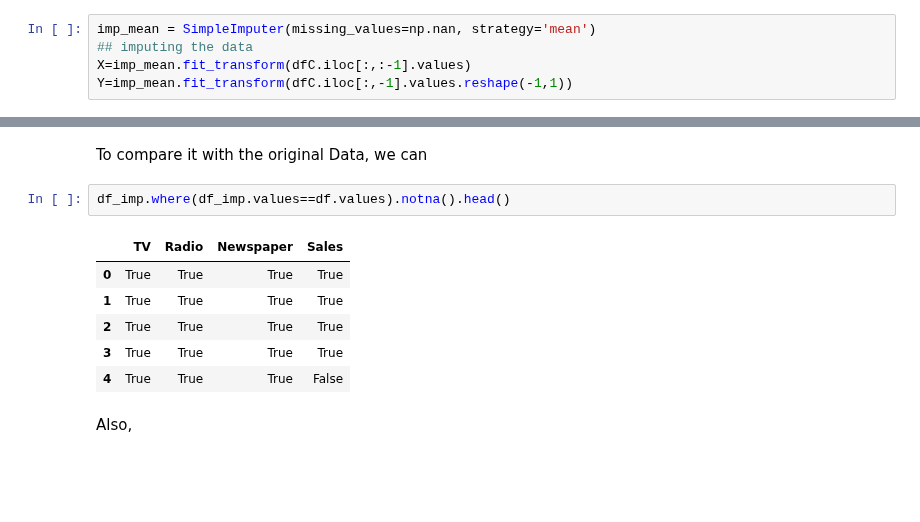
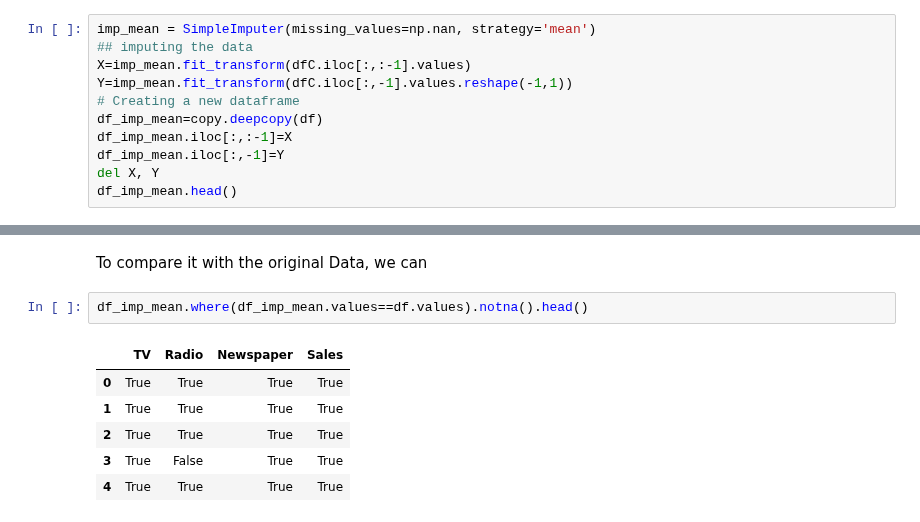
Before and after one commit to HatefDastour/Notes, a Jupyter notebook: Data_Processing/Preprocessing_Data_in_Python.ipynb, the cells around one changed output, grey strips where cells are left out. Cells and saved outputs as stored; diff of their text form; blank space fills up the shorter version.

```diff
--- a/Data_Processing/Preprocessing_Data_in_Python.ipynb
+++ b/Data_Processing/Preprocessing_Data_in_Python.ipynb
@@ -46,3 +61,9 @@ imp_mean = SimpleImputer(missing_values=np.nan, strategy='mean')
 ## imputing the data
 X=imp_mean.fit_transform(dfC.iloc[:,:-1].values)
 Y=imp_mean.fit_transform(dfC.iloc[:,-1].values.reshape(-1,1))
+# Creating a new dataframe
+df_imp_mean=copy.deepcopy(df)
+df_imp_mean.iloc[:,:-1]=X
+df_imp_mean.iloc[:,-1]=Y
+del X, Y
+df_imp_mean.head()
@@ -63,13 +79,11 @@ Thus, we have managed to impute those NaN values using SimpleImputer with the me
 # %% [markdown]
 To compare it with the original Data, we can
 # %%
-df_imp.where(df_imp.values==df.values).notna().head()
+df_imp_mean.where(df_imp_mean.values==df.values).notna().head()
 # %% [output]
 |  | TV | Radio | Newspaper | Sales |
 | 0 | True | True | True | True |
 | 1 | True | True | True | True |
 | 2 | True | True | True | True |
-| 3 | True | True | True | True |
-| 4 | True | True | True | False |
+| 3 | True | False | True | True |
+| 4 | True | True | True | True |
-# %% [markdown]
-Also,
```
Also changed, not shown: parts of 25 cells of this notebook.
